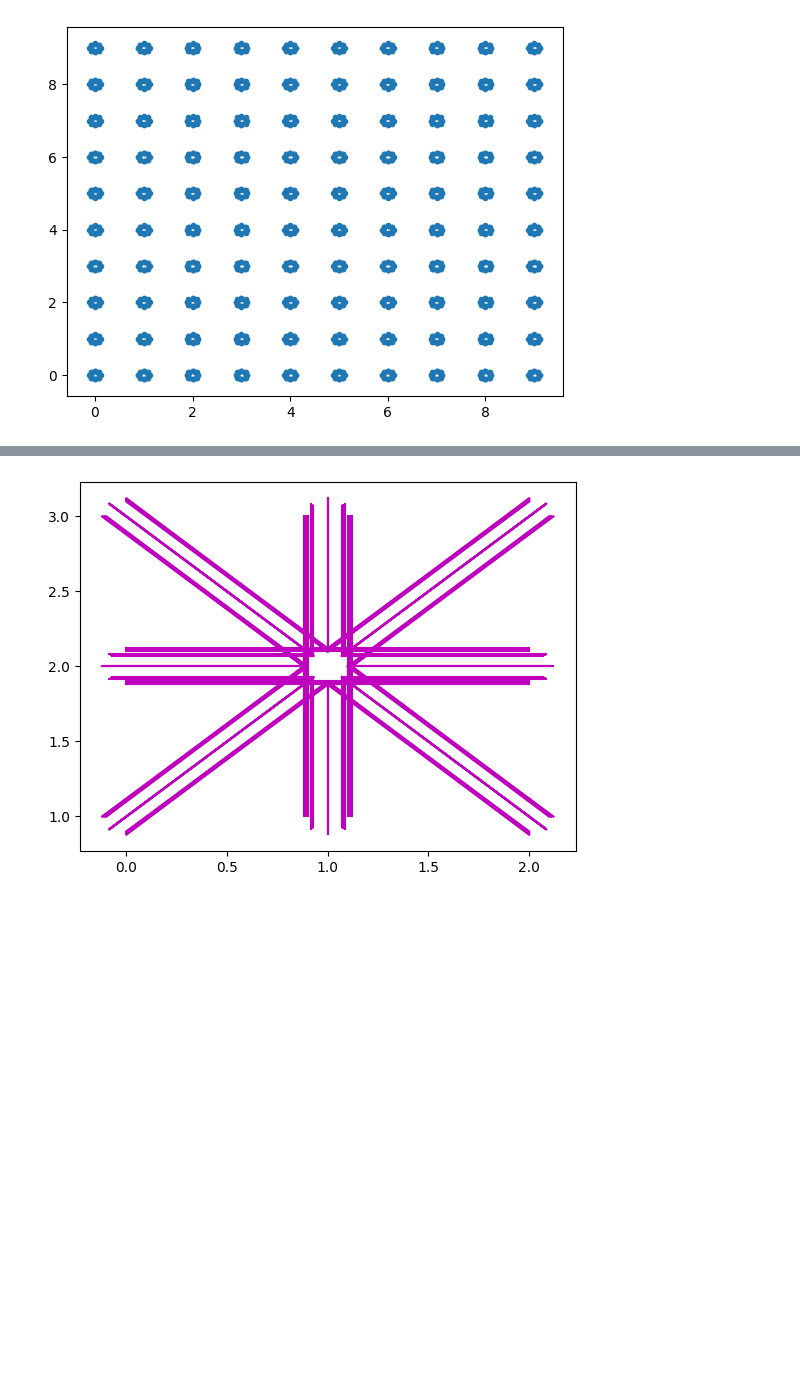
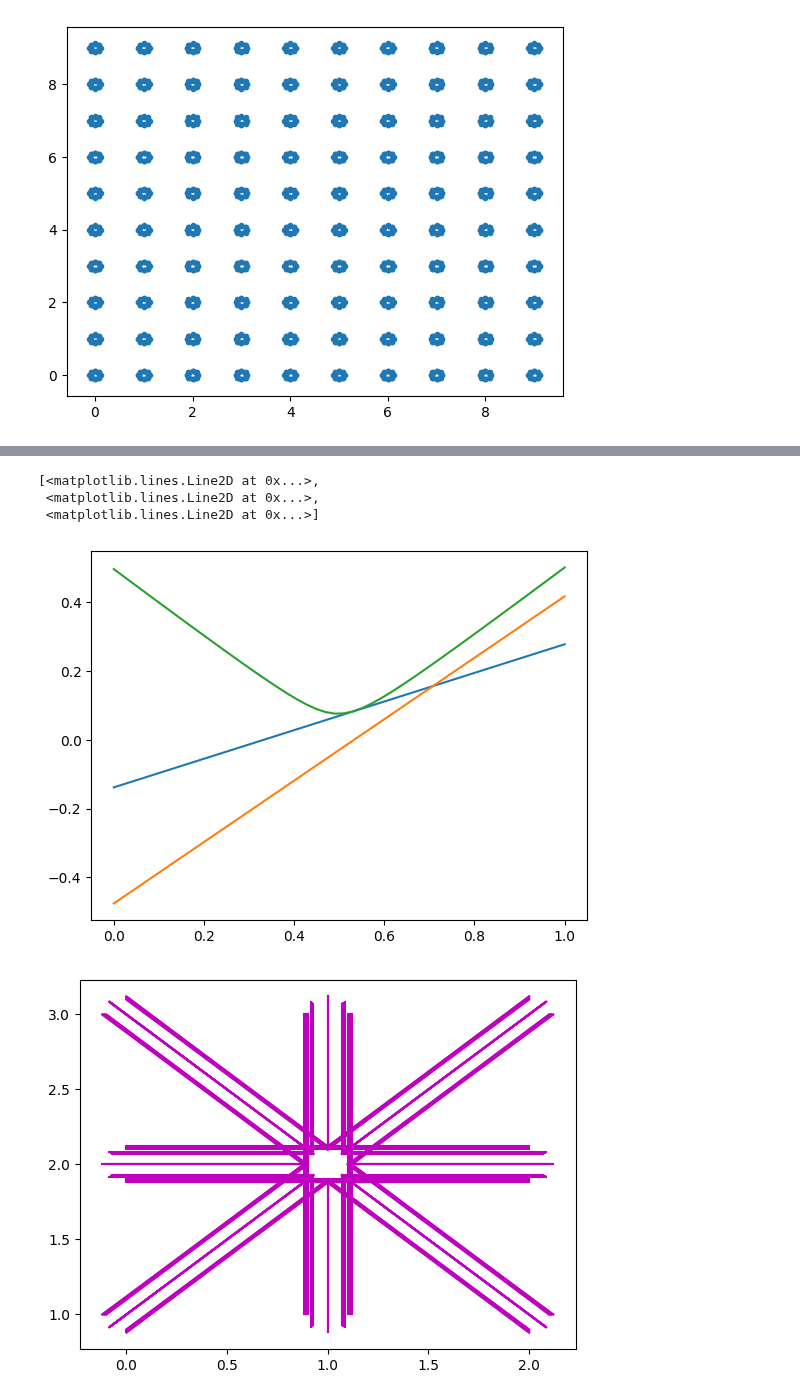
Before and after one commit to arthurrichards77/smply, a Jupyter notebook: grid_states.ipynb, the cells around one changed output, grey strips where cells are left out. Cells and saved outputs as stored; diff of their text form; code cells hidden in the pictures; blank space fills up the shorter version.

```diff
--- a/grid_states.ipynb
+++ b/grid_states.ipynb
@@ -36,0 +87,29 @@ cost_matrix = np.inf*np.ones((num_points,num_points))
+# %%
+T = 0.1
+acc_lim = 0.5
+
+for ii in range(10):
+    ax,bx,cx,dx = fit_cubic(x1,x2,vx1,vx2,T)
+    ay,by,cy,dy = fit_cubic(y1,y2,vy1,vy2,T)
+    acc0 = np.sqrt((2*cx)**2 + (2*cy)**2)/T**2
+    acc1 = np.sqrt((2*cx + 6*dx)**2 + (2*cy + 6*dy)**2)/T**2
+    acc_max = max(acc0,acc1)
+    print(T,acc_max)
+    if acc_max > acc_lim:
+        T = T*2
+
+T_low = 0.5*T
+T_high = T
+
+for ii in range(10):
+    T = 0.5*(T_low+T_high)
+    ax,bx,cx,dx = fit_cubic(x1,x2,vx1,vx2,T)
+    ay,by,cy,dy = fit_cubic(y1,y2,vy1,vy2,T)
+    acc0 = np.sqrt((2*cx)**2 + (2*cy)**2)/T**2
+    acc1 = np.sqrt((2*cx + 6*dx)**2 + (2*cy + 6*dy)**2)/T**2
+    acc_max = max(acc0,acc1)
+    print(T,acc_max,T_low,T_high)
+    if acc_max > acc_lim:
+        T_low = T
+    else:
+        T_high = T
@@ -37,3 +137,13 @@ cost_matrix = np.inf*np.ones((num_points,num_points))
+# %%
+accx = (2*cx + 6*dx*s)/T**2
+accy = (2*cy + 6*dy*s)/T**2
+accm = np.sqrt(accx**2 + accy**2)
+plt.plot(s,accx,s,accy,s,accm)
+# %% [output]
+[<matplotlib.lines.Line2D at 0x...>,
+ <matplotlib.lines.Line2D at 0x...>,
+ <matplotlib.lines.Line2D at 0x...>]
+[figure, added]
 # %%
 dmax = 1.5*pos_step
 amax = 0.5*(vmax-vmin)
```
Also changed, not shown: parts of 6 cells of this notebook.
